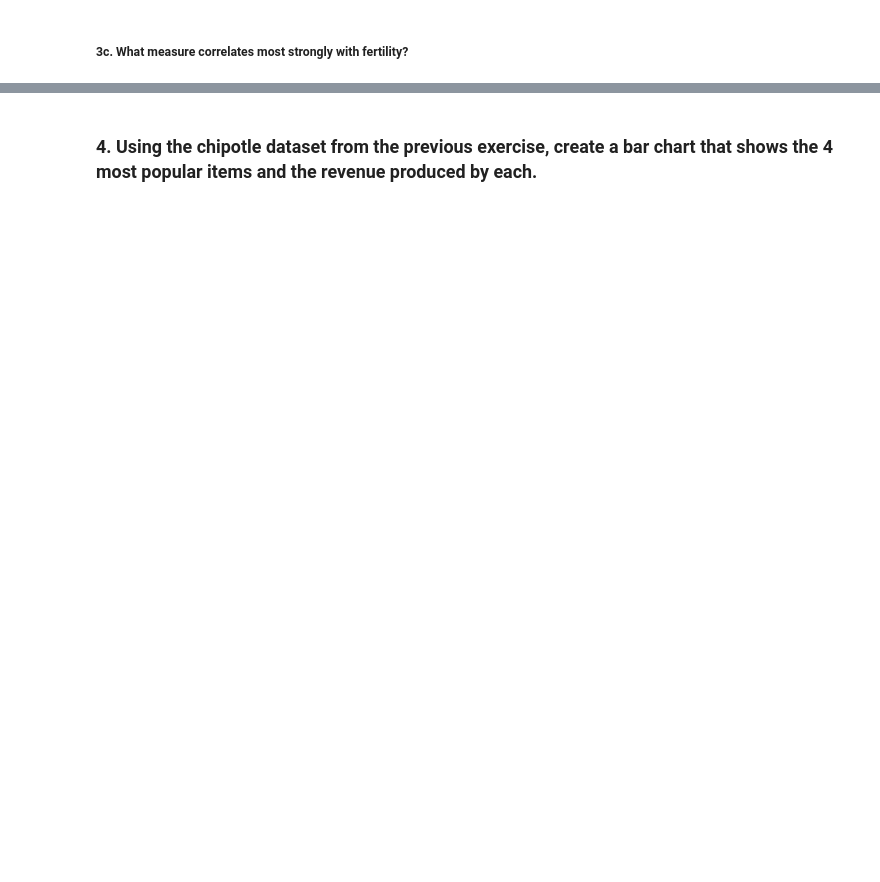
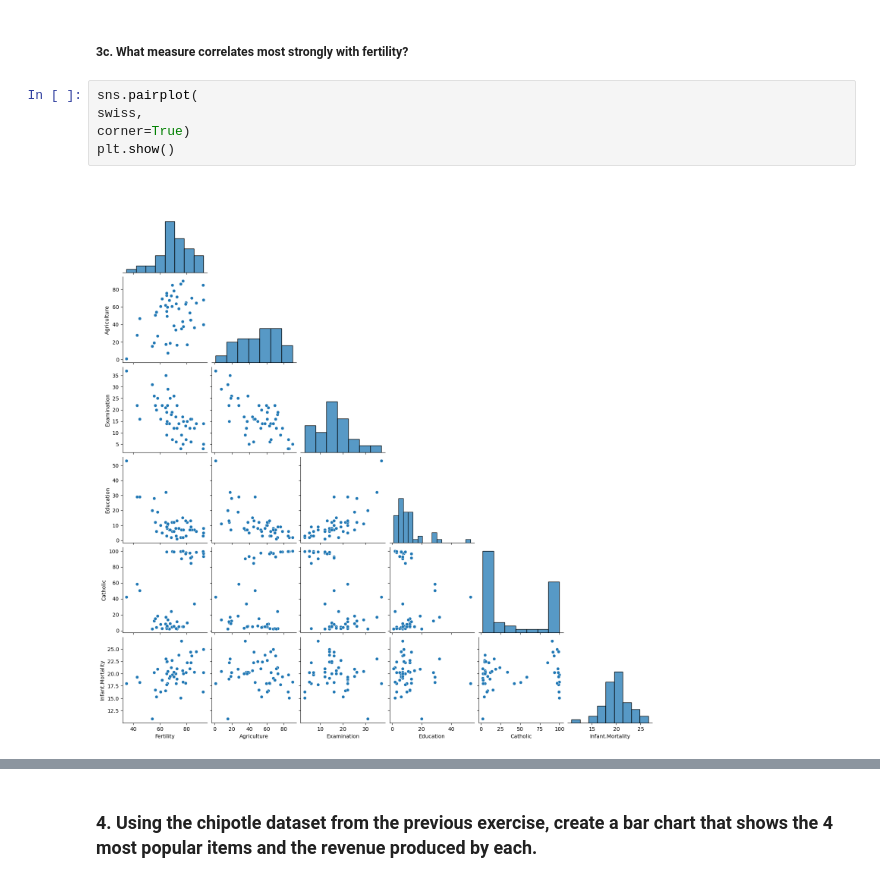
Before and after one commit to Jared-Wood135/numpy-pandas-visualization-exercises, a Jupyter notebook: seaborn_exercises.ipynb, the cells around one changed output, grey strips where cells are left out. Drawn from its saved outputs; the diff is of its cells as text; blank space fills up the shorter version.

```diff
--- a/seaborn_exercises.ipynb
+++ b/seaborn_exercises.ipynb
@@ -82,2 +136,9 @@ plt.show()
 # %% [markdown]
 ##### 3c. What measure correlates most strongly with fertility?
+# %%
+sns.pairplot(
+swiss,
+corner=True)
+plt.show()
+# %% [output]
+[figure, added]
```
Also changed, not shown: parts of 27 cells of this notebook.
